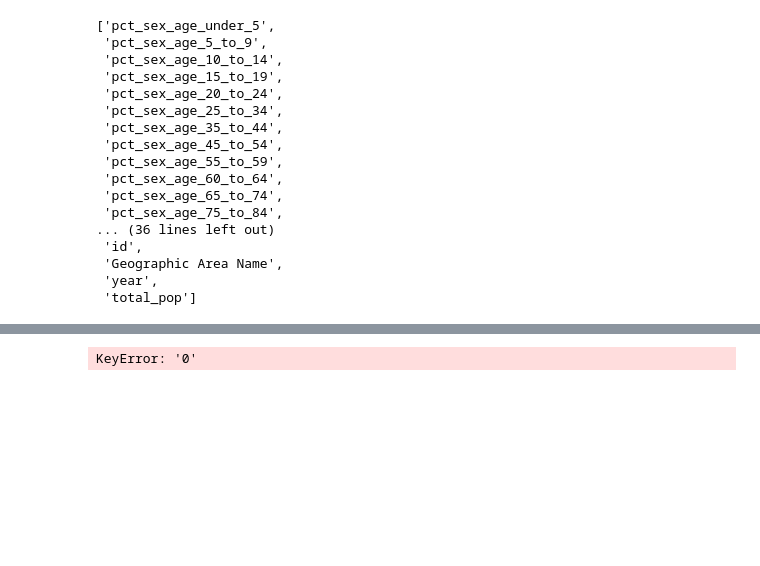
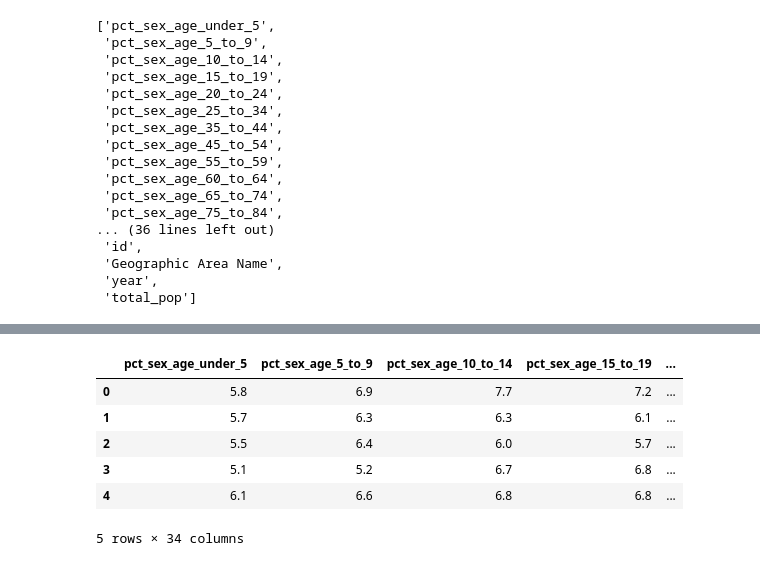
Before and after one commit to JayRPhilbrick/bdsi22dataminingsti, a Jupyter notebook: notebooks/acs_dp05_cleaning_2016.ipynb, the cells around one changed output, grey strips where cells are left out. Saved outputs shown, nothing was run; the diff lists cells and outputs as text; code cells hidden in the pictures; blank space fills up the shorter version.

Commit message:
Cleaning ACS DP05

```diff
--- a/notebooks/acs_dp05_cleaning.ipynb
+++ b/notebooks/acs_dp05_cleaning_2016.ipynb
@@ -174,3 +174,29 @@ list(df.columns)
  'Geographic Area Name',
  'year',
  'total_pop']
+# %%
+df = df[df.columns.drop(list(df.filter(regex='^pct_ethnicity_not_hispanic')))]
+df = df[df.columns.drop(list(df.filter(regex='^pct_ethnicity_!!Hispanic or Latino (of any race)!!')))]
+df = df[df.columns.drop(list(df.filter(regex='^pct_voting_age')))]
+
+df = df.drop(columns=["pct_ethnicity_!!Hispanic or Latino (of any race)!!Mexican"])
+df = df.drop(columns=["pct_ethnicity_!!Hispanic or Latino (of any race)!!Puerto Rican"])
+df = df.drop(columns=["pct_ethnicity_!!Hispanic or Latino (of any race)!!Cuban"])
+df = df.drop(columns=["pct_ethnicity_!!Hispanic or Latino (of any race)!!Other Hispanic or Latino"])
+df = df.drop(columns=["pct_ethnicity_!!Not Hispanic or Latino"])
+df = df.drop(columns=["pct_Total housing units"])
+df = df.drop(columns=["pct_CITIZEN, VOTING AGE POPULATION!!Citizen, 18 and over population"])
+
+df.columns = df.columns.str.replace('White', 'white')
+df.columns = df.columns.str.replace('Black or African American', 'black')
+
+df.columns = df.columns.str.replace('American Indian and Alaska Native', 'native_american')
+df.columns = df.columns.str.replace('Asian', 'asian')
+df.columns = df.columns.str.replace('Native Hawaiian and Other Pacific Islander', 'native_hawaiian_pacific_islander')
+df.columns = df.columns.str.replace('Some other race', 'other_race')
+df = df.rename(columns = {"pct_ethnicity_!!Hispanic or Latino (of any race)":"pct_ethnicity_hispanic"})
+df.columns = df.columns.str.replace('!!', '_')
+df.columns = df.columns.str.replace('pct_race', 'pct')
+
+
+list(df.columns)
@@ -177,10 +221,21 @@ list(df.columns)
+# %%
+df.head()
+# %% [output]
+|  | pct_sex_age_under_5 | pct_sex_age_5_to_9 | pct_sex_age_10_to_14 | pct_sex_age_15_to_19 | ... |
+| 0 | 5.8 | 6.9 | 7.7 | 7.2 | ... |
+| 1 | 5.7 | 6.3 | 6.3 | 6.1 | ... |
+| 2 | 5.5 | 6.4 | 6.0 | 5.7 | ... |
+| 3 | 5.1 | 5.2 | 6.7 | 6.8 | ... |
+| 4 | 6.1 | 6.6 | 6.8 | 6.8 | ... |
+5 rows × 34 columns
 # %%
-temp_cols = df['Geographic Area Name'].str.split(',', n=1, expand=True)
-temp_cols = temp_cols.rename(columns = {"0" : "county", "1" : "state"})
-temp_cols.head(5)
+# temp_cols = df['Geographic Area Name'].str.split(',', n=1, expand=True)
+# temp_cols = temp_cols.rename(columns = {"0" : "county", "1" : "state"})
+# temp_cols.head(5)
 
 # temp_cols = temp_cols["0"].str.replace('County', '')
 
-# df.to_csv("..\Data\Clean\ACS\acs_dp05_2016_clean.csv")
+df.to_csv("ACSDP052016_clean.csv")
+
+# FOR SOME REASON, THIS FILEPATH IS NOT WORKING!!
+# df.to_csv("..\Data\Clean\ACS\ACSDP052016_clean.csv")
-# %% [output]
-KeyError: '0'
```
Also changed, not shown: parts of 1 cell of this notebook, 6 other files.
